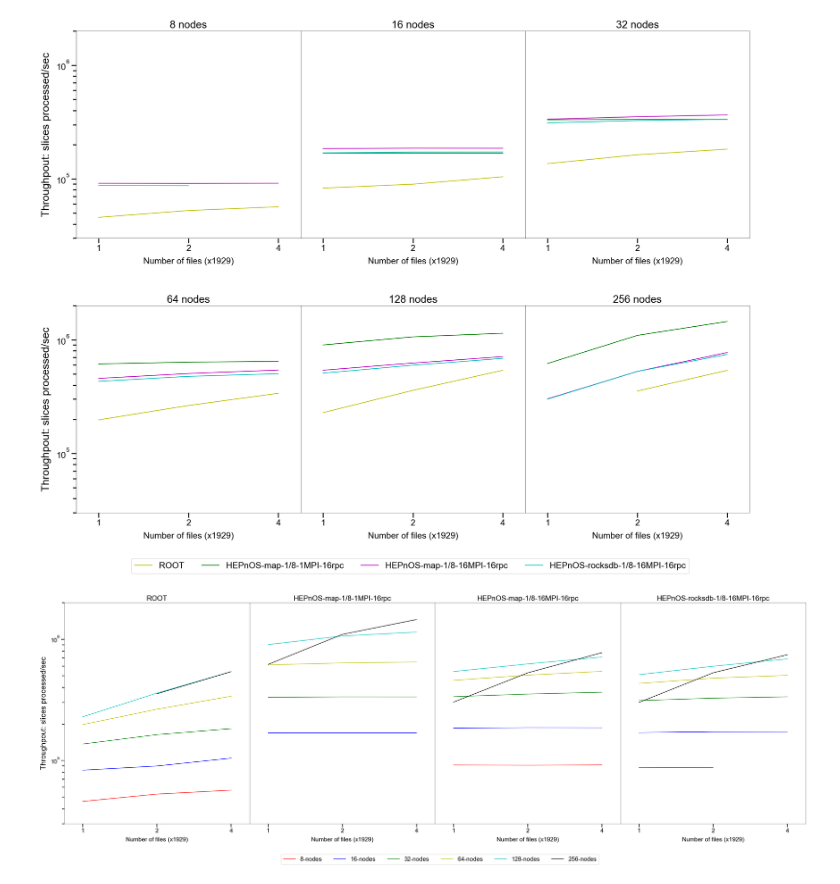
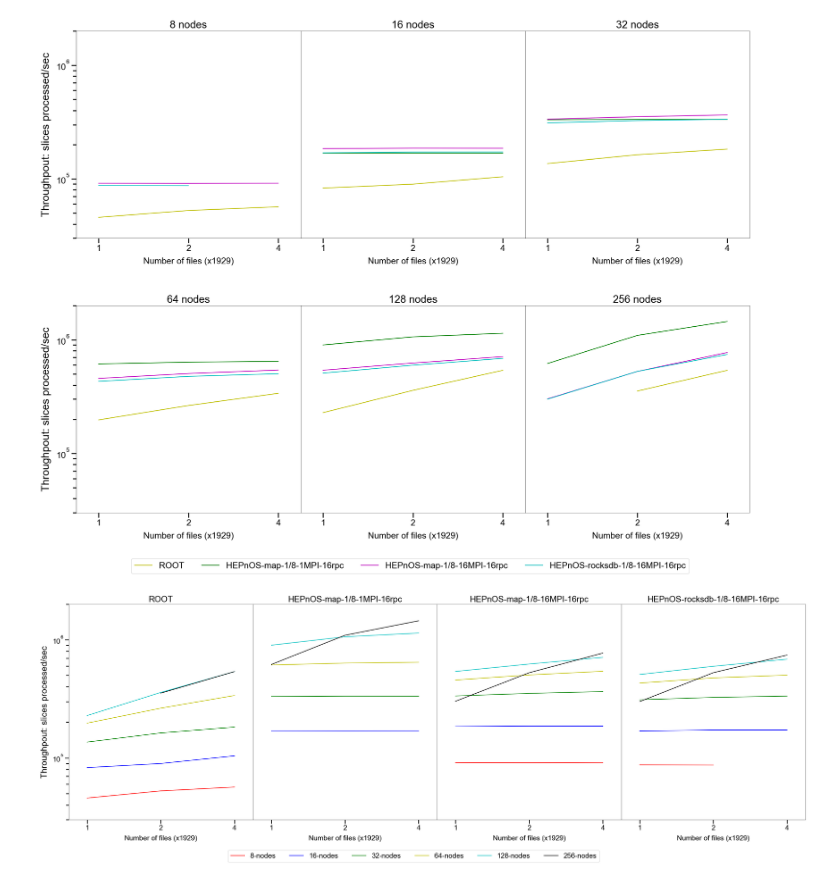
Before and after one commit to HEPonHPC/hepnos_eventselection, a Jupyter notebook: scaling/256_nodes/compare_slice_throughput_weak_scale.ipynb, the cells around one changed output. Drawn from its saved outputs; the diff is of its cells as text; code cells hidden in the pictures.

Commit message:
add weak scaling plots

```diff
--- a/scaling/256_nodes/compare_slice_throughput_weak_scale.ipynb
+++ b/scaling/256_nodes/compare_slice_throughput_weak_scale.ipynb
@@ -208,7 +208,7 @@ plt.rcParams['axes.linewidth'] = 0.5
 mpl.rcParams['lines.markersize'] = 6
 
 f,ax = plt.subplots(1,4)
-f.set_size_inches(40,12)
+f.set_size_inches(34,10)
 f.subplots_adjust(wspace=0)
 f.subplots_adjust(hspace=0.325)
 
@@ -245,31 +245,31 @@ ax[3].plot(ssd_h_s1_by_8_ms1n_weak_scale[1,:],'b')
 ax[3].plot(ssd_h_s1_by_8_ms1n_weak_scale[2,:],'g')
 ax[3].plot(ssd_h_s1_by_8_ms1n_weak_scale[3,:],'y')
 ax[3].plot(ssd_h_s1_by_8_ms1n_weak_scale[4,:],'c')
 ax[3].plot(ssd_h_s1_by_8_ms1n_weak_scale[5,:],'k')
 
 
 # Common legend for all plots!
 lgd = ax[2].legend(bbox_to_anchor=(0.9, -0.125), ncol=6)
 
 files = np.array([1,2,4])
 for _ax in ax:
     _ax.set_xticks(np.arange(3))
     _ax.set_xticklabels(files)
     _ax.set_xlim(-0.25,2.25)
     _ax.set_ylim(3*10**4,2*10**6)
     _ax.set_xlabel('Number of files (x1929)', labelpad=10)
     _ax.set_yscale('log', base=10)
     _ax.xaxis.set_tick_params(which='major', size=10, width=2)
     _ax.xaxis.set_tick_params(which='minor', size=7, width=2)
     _ax.yaxis.set_tick_params(which='major', size=10, width=2)
     _ax.yaxis.set_tick_params(which='minor', size=7, width=2)
     if _ax==ax[0]:
         _ax.set_ylabel('Throughpout: slices processed/sec', labelpad=10, size=22)
     else:
         _ax.yaxis.set_ticklabels([])
         _ax.yaxis.set_ticks([])
         _ax.yaxis.set_ticks([], minor=True)
 
 plt.savefig("weak_scale.png", dpi=250, bbox_inches="tight")
 # %% [output]
-[figure, old version]
+[figure, new version]
```
Also changed, not shown: 1 other file.
